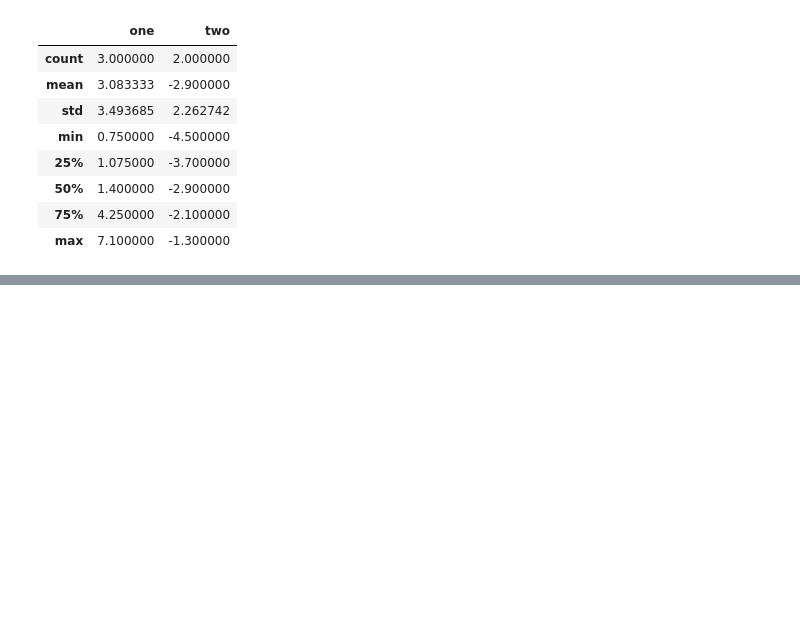
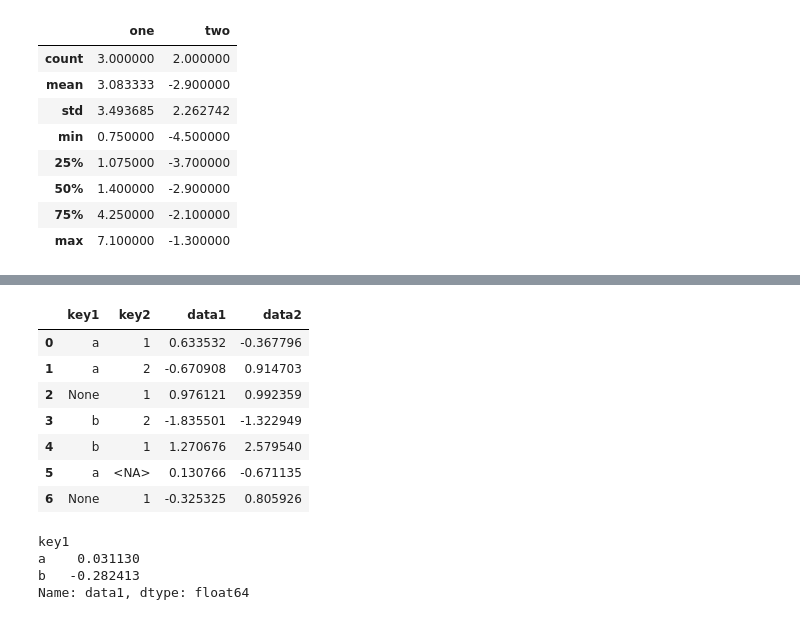
Before and after one commit to Solace-hub/Lorenzo-Esercizi, a Jupyter notebook: Corso Python e Machine Learning/18 Novembre/pandas.ipynb, the cells around one changed output, grey strips where cells are left out. Saved outputs shown, nothing was run; the diff lists cells and outputs as text; code cells hidden in the pictures; blank space fills up the shorter version.

```diff
--- a/Corso Python e Machine Learning/18 Novembre/pandas.ipynb
+++ b/Corso Python e Machine Learning/18 Novembre/pandas.ipynb
@@ -367,0 +424,24 @@ df1.describe()
+# %%
+df = pd.DataFrame({"key1":["a", "a", None, "b", "b", "a", None],
+"key2" : pd.Series([1, 2, 1, 2, 1, None, 1], dtype="Int64"),
+"data1" : np.random.standard_normal(7),
+"data2" : np.random.standard_normal(7)})
+# %%
+df
+# %% [output]
+|  | key1 | key2 | data1 | data2 |
+| 0 | a | 1 | 0.633532 | -0.367796 |
+| 1 | a | 2 | -0.670908 | 0.914703 |
+| 2 | None | 1 | 0.976121 | 0.992359 |
+| 3 | b | 2 | -1.835501 | -1.322949 |
+| 4 | b | 1 | 1.270676 | 2.579540 |
+| 5 | a | <NA> | 0.130766 | -0.671135 |
+| 6 | None | 1 | -0.325325 | 0.805926 |
+# %%
+grouped = df["data1"].groupby(df["key1"])
+grouped.mean()
+# %% [output]
+key1
+a    0.031130
+b   -0.282413
+Name: data1, dtype: float64
```
Also changed, not shown: parts of 11 cells of this notebook, 2 other files.
